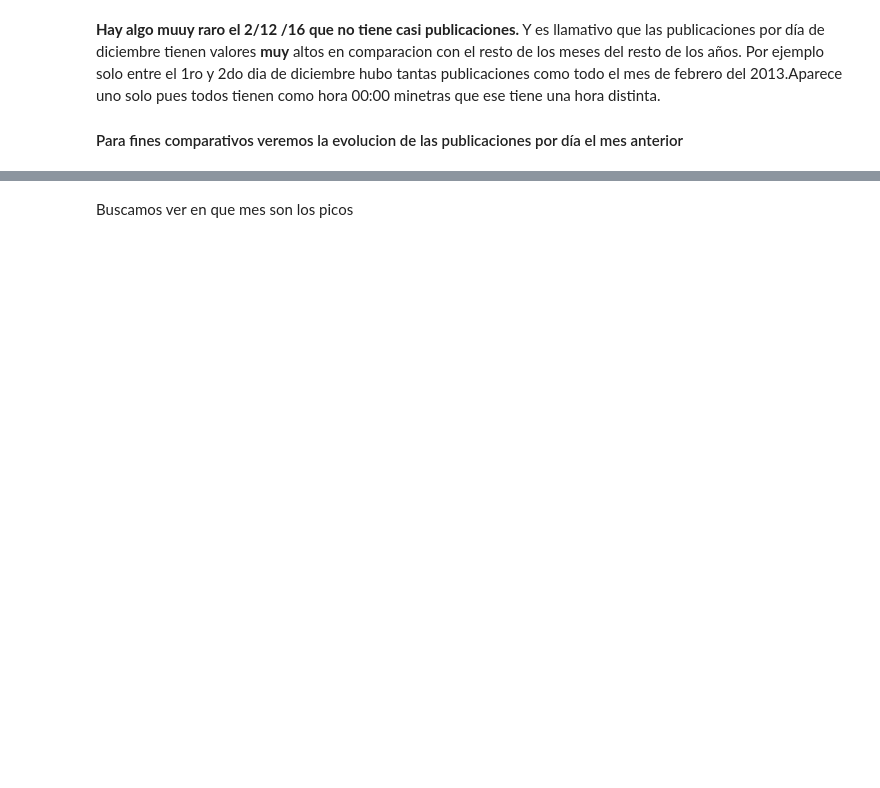
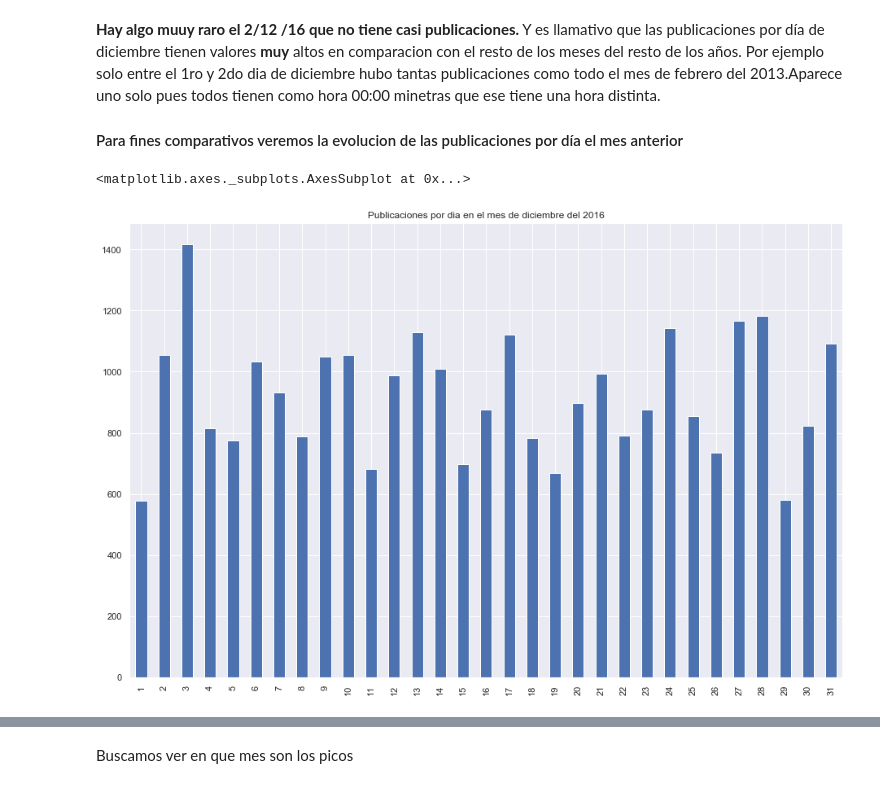
Before and after one commit to Manuel-Sturla/TP1-Datos, a Jupyter notebook: Analisis_varios_AndyYDiego.ipynb, the cells around one changed output, grey strips where cells are left out. Saved outputs shown, nothing was run; the diff lists cells and outputs as text; code cells hidden in the pictures; blank space fills up the shorter version.

Commit message:
Publicaciones Noviembre Diciembre

```diff
--- a/Analisis_varios_AndyYDiego.ipynb
+++ b/Analisis_varios_AndyYDiego.ipynb
@@ -160,5 +315,10 @@ g = diciembre_2016["fecha"].value_counts().sort_index().plot(kind = 'bar')
 **Hay algo muuy raro el 2/12 /16 que no tiene casi publicaciones.** Y es llamativo que las publicaciones por día de diciembre tienen valores **muy** altos en comparacion con el resto de los meses del resto de los años. Por ejemplo solo entre el 1ro y 2do dia de diciembre hubo tantas publicaciones como todo el mes de febrero del 2013.Aparece uno solo pues todos tienen como hora 00:00 minetras que ese tiene una hora distinta.
 
 #### Para fines comparativos veremos la evolucion de las publicaciones por día el mes anterior
+# %%
+diciembre_2016.fecha.dt.day.value_counts().sort_index().plot(kind='bar', title='Publicaciones por dia en el mes de diciembre del 2016')
+# %% [output]
+<matplotlib.axes._subplots.AxesSubplot at 0x...>
+[figure, added]
 # %%
 noviembre_2016 = df19.loc[(df19["fecha"].dt.year == 2016) & (df19["fecha"].dt.month == 11)]
```
Also changed, not shown: parts of 29 cells of this notebook.
